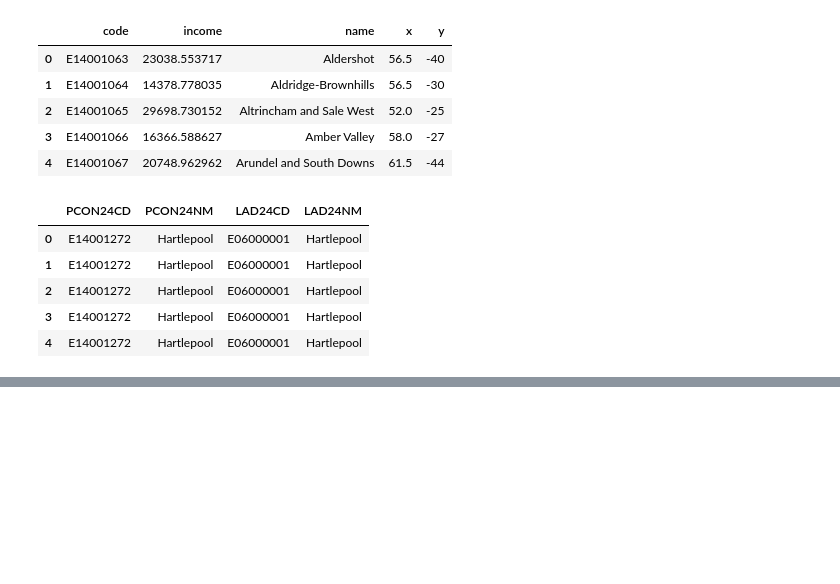
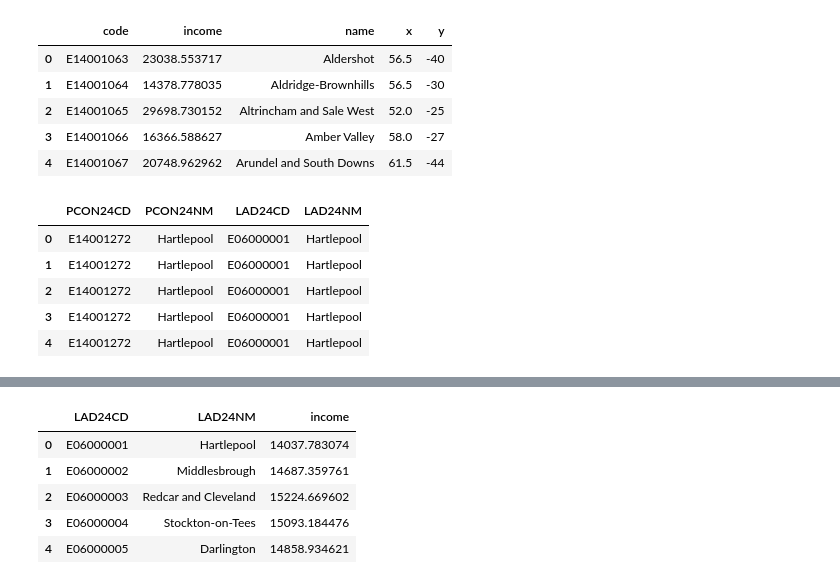
Before and after one commit to PolicyEngine/uk-local-area-calibration, a Jupyter notebook: local_ authority/constituencies_to_LA_mapping.ipynb, the cells around one changed output, grey strips where cells are left out. Drawn from its saved outputs; the diff is of its cells as text; code cells hidden in the pictures; blank space fills up the shorter version.

```diff
--- a/local_ authority/constituencies_to_LA_mapping.ipynb
+++ b/local_ authority/constituencies_to_LA_mapping.ipynb
@@ -218,0 +194,10 @@ These constituencies are:
+# %%
+lad_income = result.groupby(['LAD24CD', 'LAD24NM'])['income'].mean().reset_index()
+lad_income.head()
+# %% [output]
+|  | LAD24CD | LAD24NM | income |
+| 0 | E06000001 | Hartlepool | 14037.783074 |
+| 1 | E06000002 | Middlesbrough | 14687.359761 |
+| 2 | E06000003 | Redcar and Cleveland | 15224.669602 |
+| 3 | E06000004 | Stockton-on-Tees | 15093.184476 |
+| 4 | E06000005 | Darlington | 14858.934621 |
```
Also changed, not shown: parts of 4 cells of this notebook, 1 other file.
